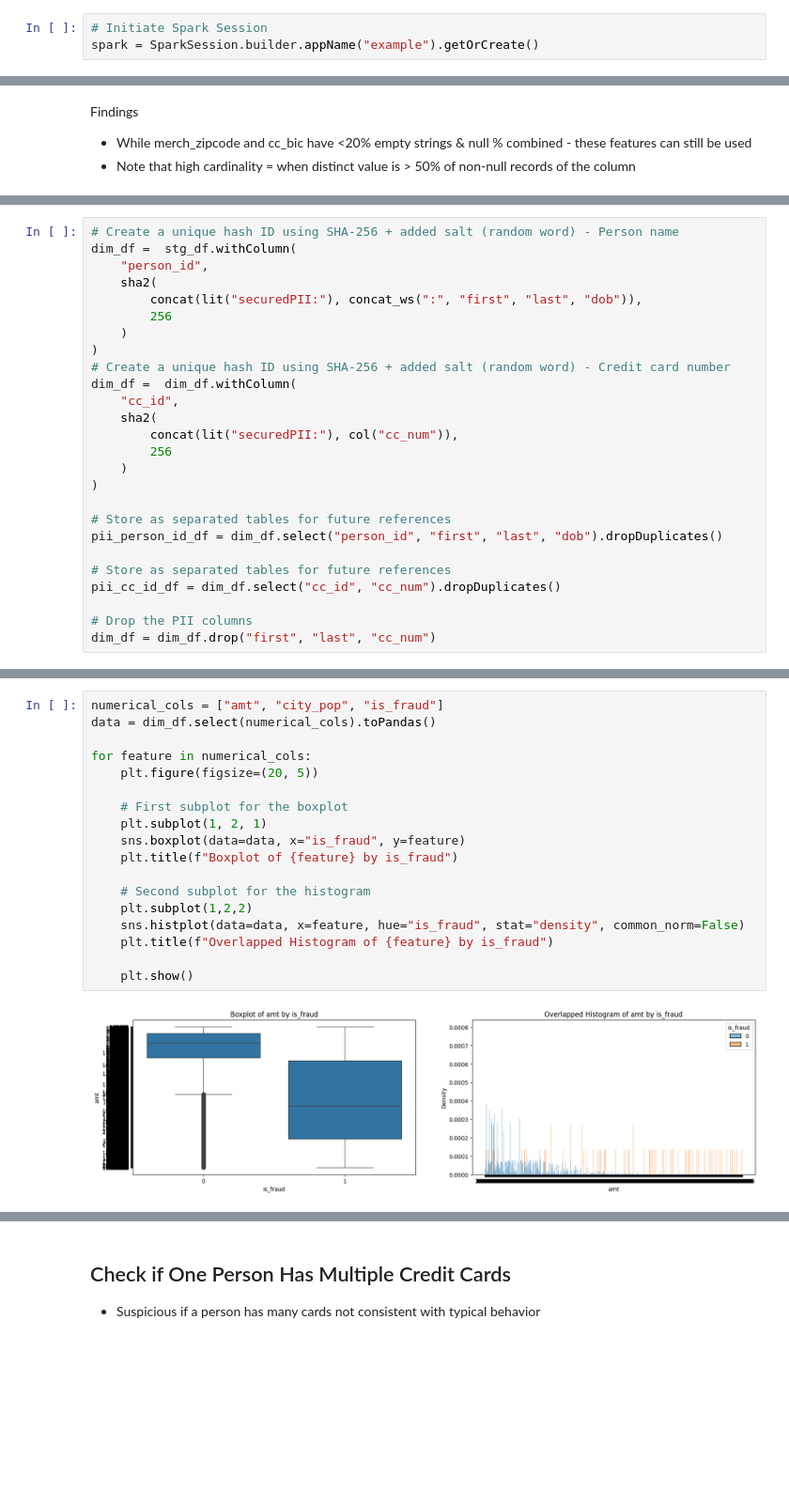
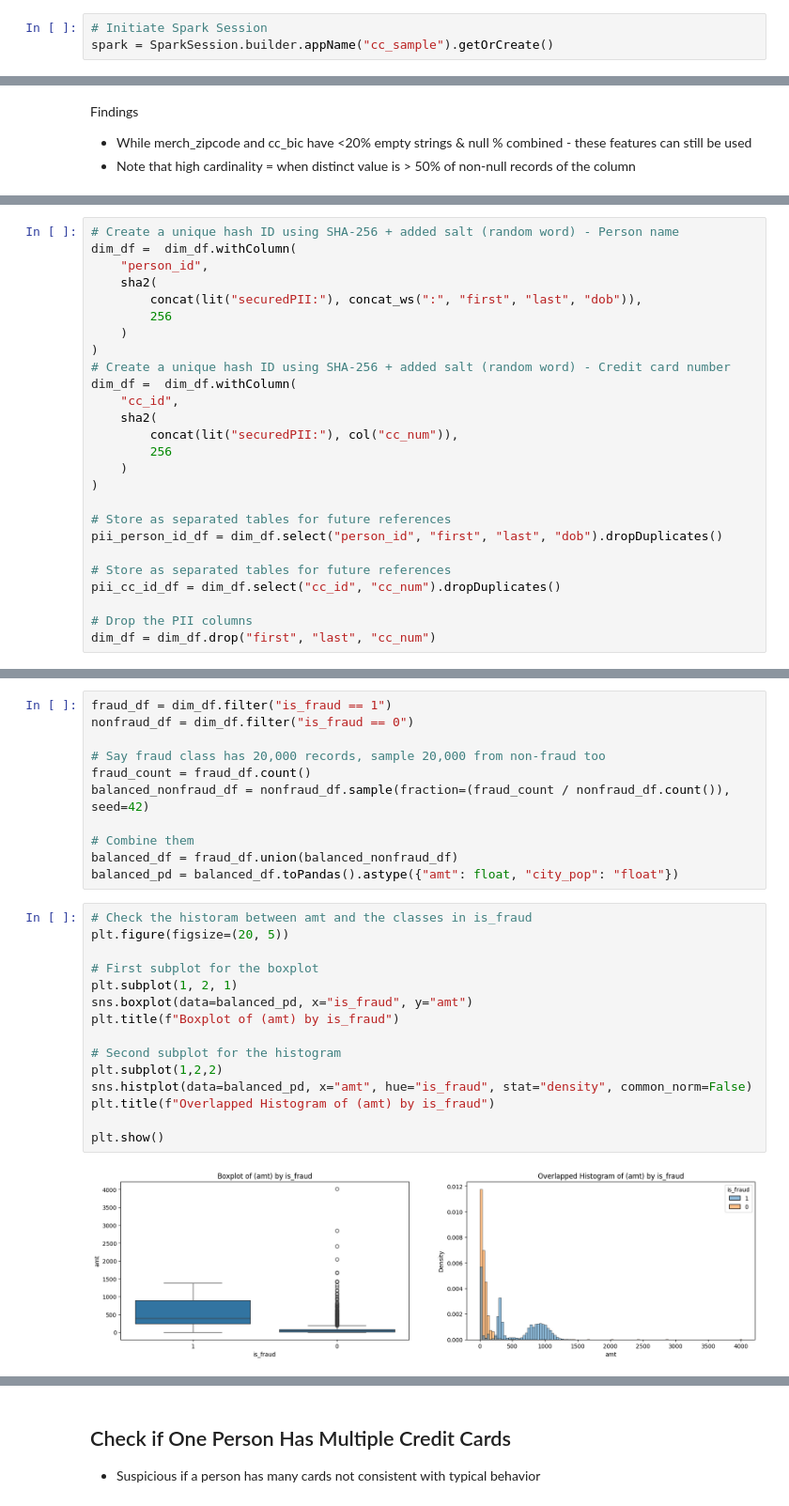
Before and after one commit to kennysimsj/cc_sample, a Jupyter notebook: cc_analytics_sample.ipynb, the cells around one changed output, grey strips where cells are left out. Shown at 94% size. Saved outputs shown, nothing was run; the diff lists cells and outputs as text; blank space fills up the shorter version.

```diff
--- a/cc_analytics_sample.ipynb
+++ b/cc_analytics_sample.ipynb
@@ -14,3 +61,3 @@ from pyspark.sql.types import *
 # %%
 # Initiate Spark Session
-spark = SparkSession.builder.appName("example").getOrCreate()
+spark = SparkSession.builder.appName("cc_sample").getOrCreate()
@@ -616,7 +721,7 @@ Actions Taken / Created PII Columns
 - cc_num - Hashed cc_num for credit card details (cannot combine with cc_bic as there are missing values that may affect the EDA later)
 # %%
 # Create a unique hash ID using SHA-256 + added salt (random word) - Person name
-dim_df =  stg_df.withColumn(
+dim_df =  dim_df.withColumn(
     "person_id",
     sha2(
         concat(lit("securedPII:"), concat_ws(":", "first", "last", "dob")),
@@ -702,20 +779,28 @@ data.sort_values("amt")
+# %%
+fraud_df = dim_df.filter("is_fraud == 1")
+nonfraud_df = dim_df.filter("is_fraud == 0")
+
+# Say fraud class has 20,000 records, sample 20,000 from non-fraud too
+fraud_count = fraud_df.count()
+balanced_nonfraud_df = nonfraud_df.sample(fraction=(fraud_count / nonfraud_df.count()), seed=42)
+
+# Combine them
+balanced_df = fraud_df.union(balanced_nonfraud_df)
+balanced_pd = balanced_df.toPandas().astype({"amt": float, "city_pop": "float"})
 # %%
-numerical_cols = ["amt", "city_pop", "is_fraud"]
-data = dim_df.select(numerical_cols).toPandas()
+# Check the historam between amt and the classes in is_fraud
+plt.figure(figsize=(20, 5))
 
-for feature in numerical_cols:
-    plt.figure(figsize=(20, 5))
+# First subplot for the boxplot
+plt.subplot(1, 2, 1)
+sns.boxplot(data=balanced_pd, x="is_fraud", y="amt")
+plt.title(f"Boxplot of (amt) by is_fraud")
 
-    # First subplot for the boxplot
-    plt.subplot(1, 2, 1)
-    sns.boxplot(data=data, x="is_fraud", y=feature)
-    plt.title(f"Boxplot of {feature} by is_fraud")
+# Second subplot for the histogram
+plt.subplot(1,2,2)
+sns.histplot(data=balanced_pd, x="amt", hue="is_fraud", stat="density", common_norm=False)
+plt.title(f"Overlapped Histogram of (amt) by is_fraud")
 
-    # Second subplot for the histogram
-    plt.subplot(1,2,2)
-    sns.histplot(data=data, x=feature, hue="is_fraud", stat="density", common_norm=False)
-    plt.title(f"Overlapped Histogram of {feature} by is_fraud")
-
-    plt.show()
+plt.show()
 # %% [output]
-[figure, old version]
+[figure, new version]
```
Also changed, not shown: parts of 74 cells of this notebook.
